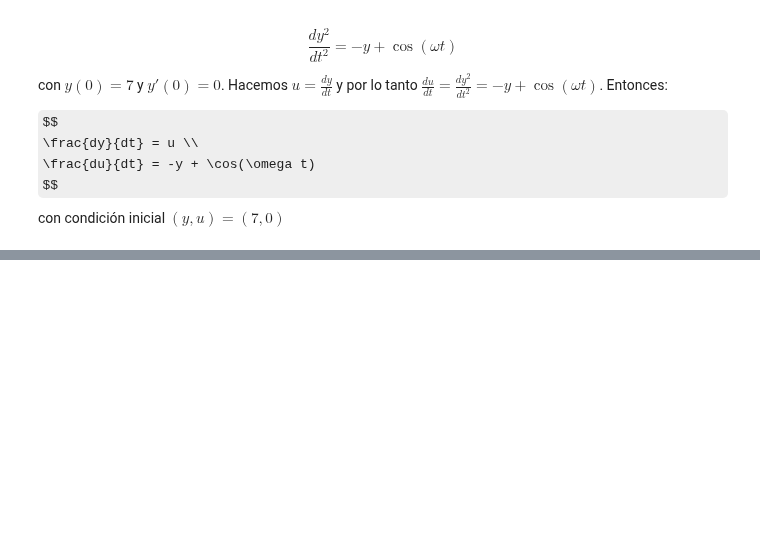
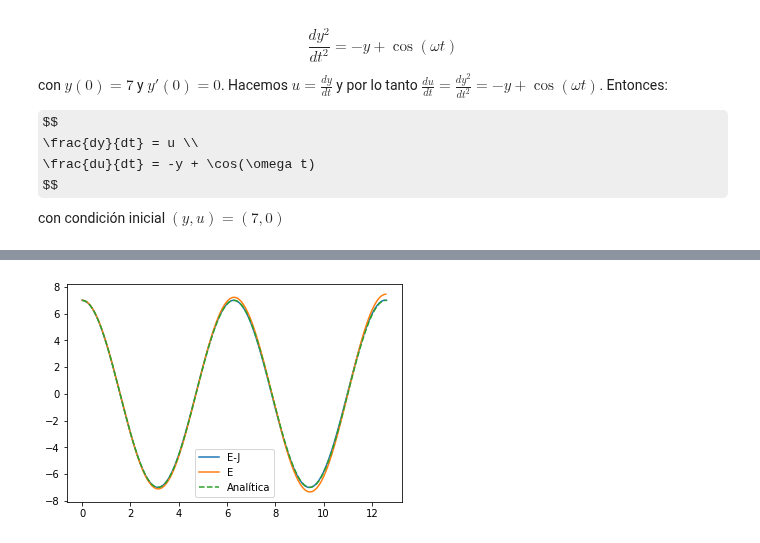
Before and after one commit to richmf/Fisica-Computacional-clases, a Jupyter notebook: EDO2.ipynb, the cells around one changed output, grey strips where cells are left out. Saved outputs shown, nothing was run; the diff lists cells and outputs as text; code cells hidden in the pictures; some formulas as TeX source; blank space fills up the shorter version.

```diff
--- a/EDO2.ipynb
+++ b/EDO2.ipynb
@@ -41,0 +53,14 @@ show()
+# %%
+def mi_Euler_Jacobi(ec_EDO , t , x0 , Jac_EDO , args=[] , delta=0.1):
+    # ec_EDO es el sistema a integrar (t,x)
+    # t es el intervalo de integracion
+    # x0 punto inicial
+    tiempos = arange(t[0],t[1]+delta,delta)
+    M , N = len(x0) , len(tiempos)
+    sol = zeros( (M,N) )
+    sol[:,0] = x0
+    for i in range(N-1):
+        a_Euler = delta*ec_EDO(tiempos[i],sol[:,i])
+        a_Jacobi = 0.5*delta*delta*dot(Jac_EDO(tiempos[i],sol[:,i]),ec_EDO(tiempos[i],sol[:,i]))
+        sol[:,i+1] = sol[:,i] + a_Euler + a_Jacobi
+    return sol,tiempos
@@ -41,0 +82,17 @@ show()
+# %%
+def ec_dif3(t,y):
+    return array([y[1],-y[0]])
+
+def ec_Jac_dif3(t,y):
+    return array( [ [0,1] , [-1,0] ] )
+# %%
+sol_J,t_J = mi_Euler_Jacobi(ec_dif3,[0,4*pi],[7,0],ec_Jac_dif3,delta=0.1)
+sol_E,t_E = mi_Euler(ec_dif3,[0,4*pi],[7,0],delta=0.01)
+# %%
+plot(t_J,sol_J[0],label='E-J')
+plot(t_E,sol_E[0],label='E')
+plot(t_J,7*cos(t_J),'--',label='Analítica')
+legend()
+show()
+# %% [output]
+[figure, added]
```
Also changed, not shown: parts of 4 cells of this notebook.
